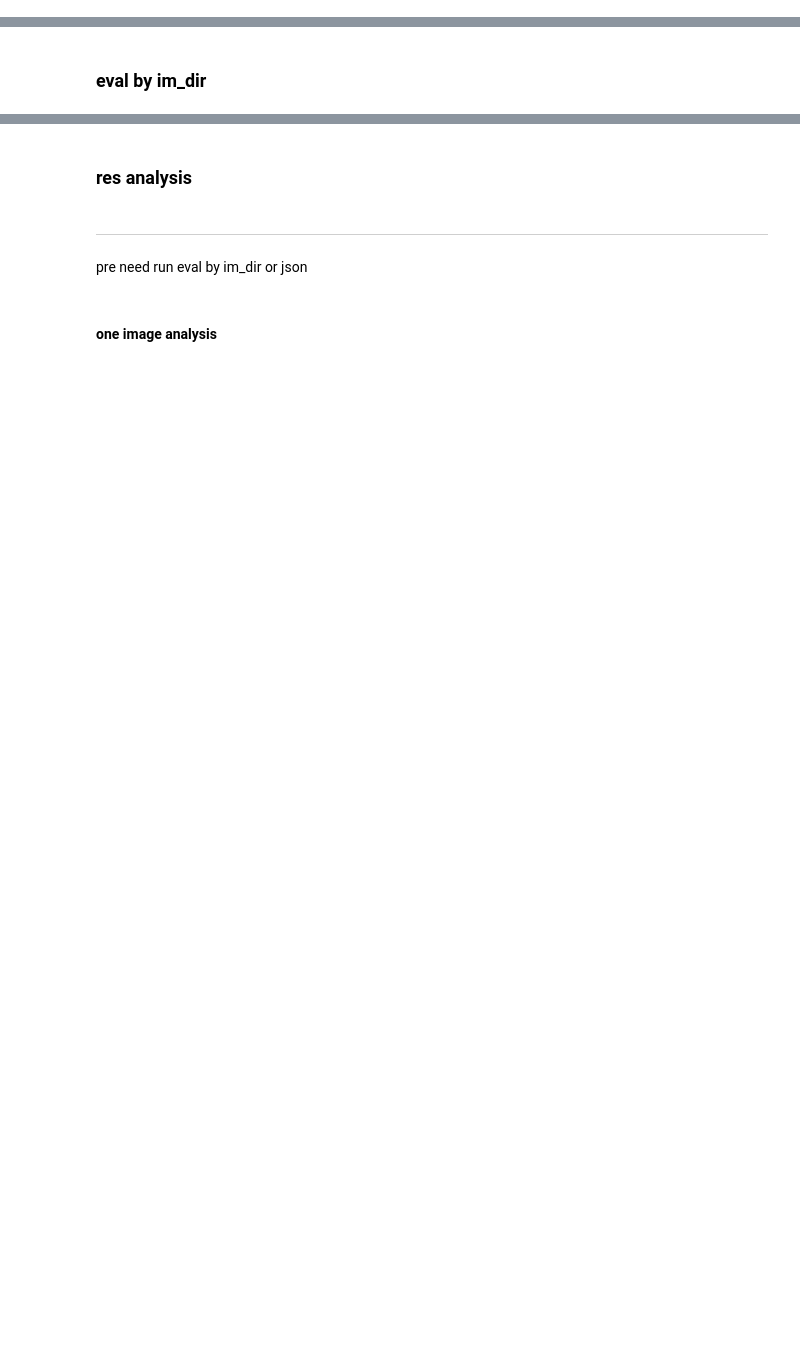
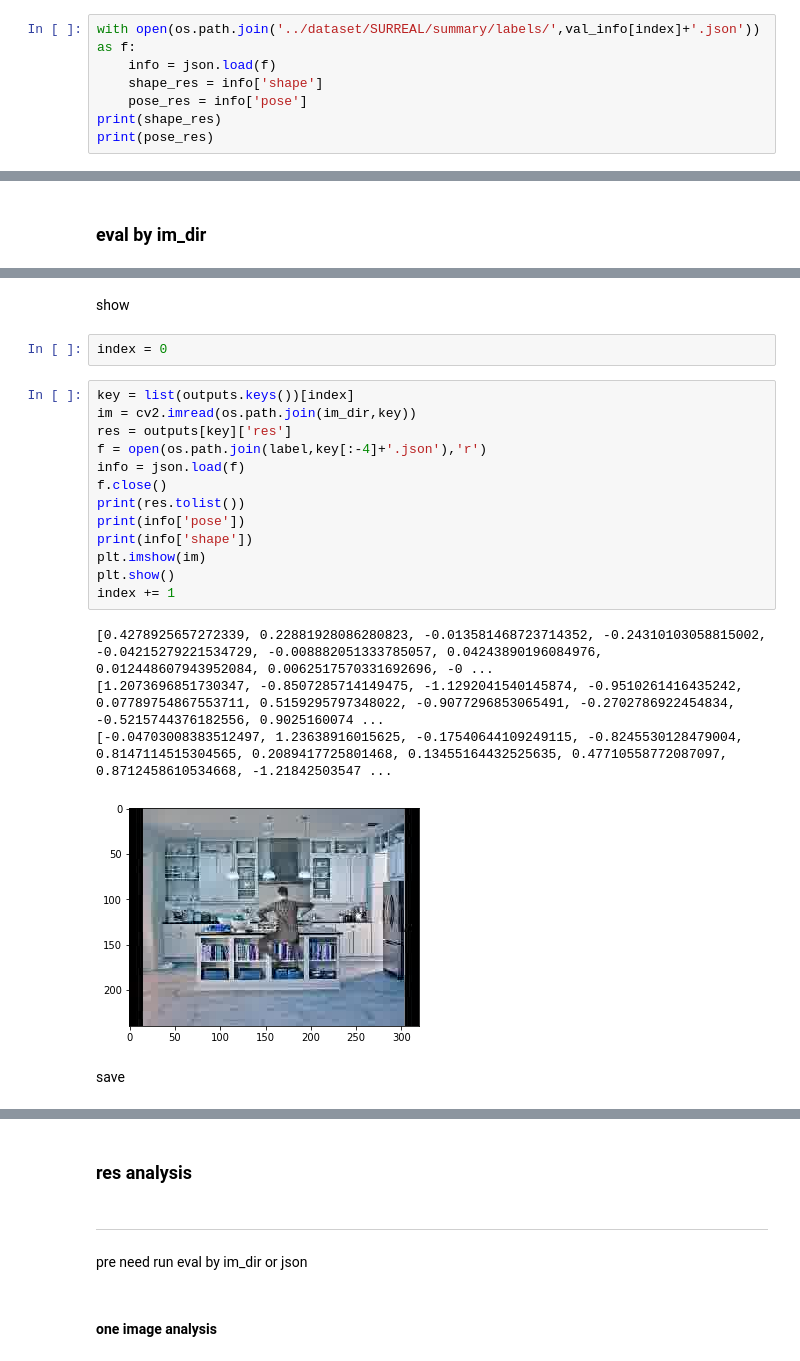
Before and after one commit to slowstone/PersonBodyType, a Jupyter notebook: eval.ipynb, the cells around one changed output, grey strips where cells are left out. Drawn from its saved outputs; the diff is of its cells as text; blank space fills up the shorter version.

```diff
--- a/eval.ipynb
+++ b/eval.ipynb
@@ -178,0 +183,7 @@ print(res)
+# %%
+with open(os.path.join('../dataset/SURREAL/summary/labels/',val_info[index]+'.json')) as f:
+    info = json.load(f)
+    shape_res = info['shape']
+    pose_res = info['pose']
+print(shape_res)
+print(pose_res)
@@ -215,0 +242,24 @@ outputs = model.eval_dir(im_dir)
+# %% [markdown]
+show
+# %%
+index = 0
+# %%
+key = list(outputs.keys())[index]
+im = cv2.imread(os.path.join(im_dir,key))
+res = outputs[key]['res']
+f = open(os.path.join(label,key[:-4]+'.json'),'r')
+info = json.load(f)
+f.close()
+print(res.tolist())
+print(info['pose'])
+print(info['shape'])
+plt.imshow(im)
+plt.show()
+index += 1
+# %% [output]
+[0.4278925657272339, 0.22881928086280823, -0.013581468723714352, -0.24310103058815002, -0.04215279221534729, -0.008882051333785057, 0.04243890196084976, 0.012448607943952084, 0.0062517570331692696, -0 ...
+[1.2073696851730347, -0.8507285714149475, -1.1292041540145874, -0.9510261416435242, 0.07789754867553711, 0.5159295797348022, -0.9077296853065491, -0.2702786922454834, -0.5215744376182556, 0.9025160074 ...
+[-0.04703008383512497, 1.23638916015625, -0.17540644109249115, -0.8245530128479004, 0.8147114515304565, 0.2089417725801468, 0.13455164432525635, 0.47710558772087097, 0.8712458610534668, -1.21842503547 ...
+[figure, added]
+# %% [markdown]
+save
```
Also changed, not shown: parts of 24 cells of this notebook, 6 other files.
